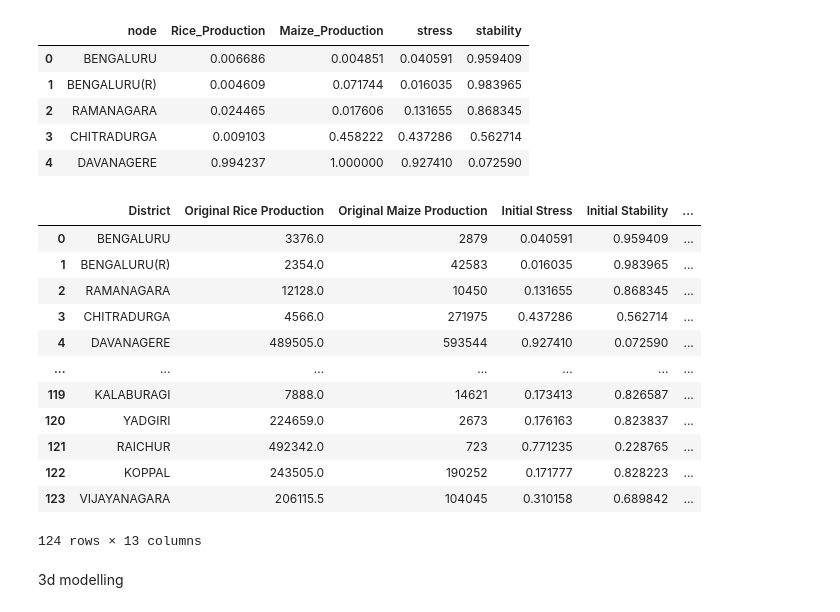
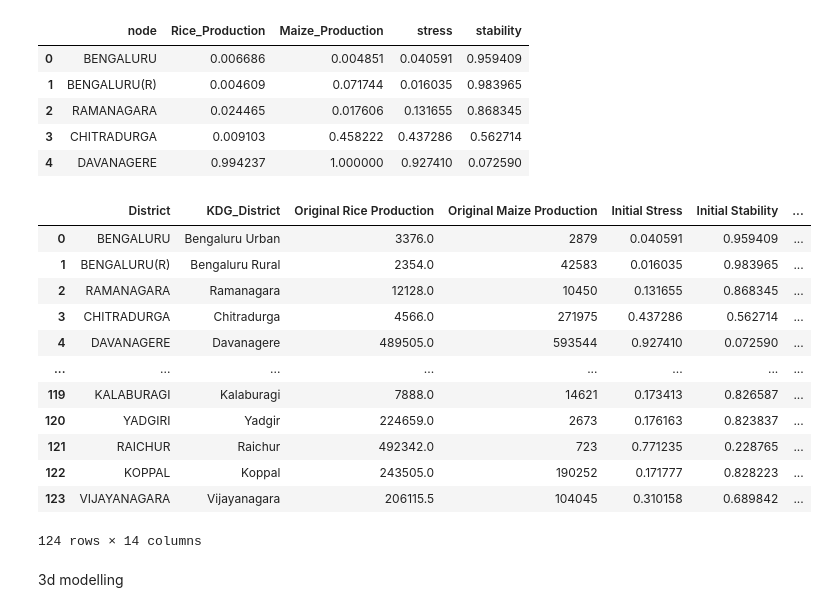
Before and after one commit to WSL-IIITB/WSL_IM_24-25, a Jupyter notebook: Predictive_1D-2D_Prescriptive.ipynb, the cells around one changed output. Cells and saved outputs as stored; diff of their text form; code cells hidden in the pictures.

```diff
--- a/Predictive_1D-2D_Prescriptive.ipynb
+++ b/Predictive_1D-2D_Prescriptive.ipynb
@@ -1757,11 +2007,13 @@ for perturbation in perturbations:
         stability, stress, impact, stability_column_name, stress_column_name, impact_column_name = calculate_metrics(Working_Directory, crop, perturbation, factor)
 
         District = Working_Directory['District']
+        KDG_District = Working_Directory['KDG_District']
         Orig = Working_Directory[f'{crop}_Production']
 
         # Create a DataFrame with the results
         temp_df = pd.DataFrame({
             'District' : District,
+            'KDG_District' : KDG_District,
             'Original Rice Production Value' : Orig,
             'Perturbation': perturbation,
             'Factor': mapped_factor,
@@ -1824,10 +2076,12 @@ for perturbation in perturbations:
         stability, stress, impact, stability_column_name, stress_column_name, impact_column_name = calculate_metrics(Working_Directory, crop, perturbation, factor)
 
         District = Working_Directory['District']
+        KDG_District = Working_Directory['KDG_District']
         Orig = Working_Directory[f'{crop}_Production']
 
         temp_df = pd.DataFrame({
             'District' : District,
+            'KDG_District' : KDG_District,
             'Original Maize Production Value' : Orig,
             'Perturbation': perturbation,
             'Factor': mapped_factor,
@@ -2127,8 +2381,9 @@ fig.update_layout(
 
 fig.show()
 # %%
-filtered_df = result_df[result_df['SI_Score'] > 20]
-filtered_df = filtered_df[['node','stability','Mean_Impact','Dissonance']]
+# filtered_df = result_df[result_df['SI_Score'] > 20]
+# filtered_df = result_df['SI_Score']
+filtered_df = result_df[['node','stability','Mean_Impact','Dissonance']]
 filtered_df
 # %% [output]
 |  | node | stability | Mean_Impact | Dissonance |
@@ -2168,12 +2431,14 @@ fig.add_trace(go.Bar(
     orientation='h'
 ))
 
-# Update layout
+# Update layout with increased plot size
 fig.update_layout(
     title='Stability, Mean Impact, and Dissonance per District',
     barmode='group',  # Group bars together
     xaxis_title='Values',
-    yaxis_title='District'
+    yaxis_title='District',
+    width=1200,  # Increase width
+    height=1200   # Increase height
 )
 
 # Show the plot
@@ -2380,46 +2664,47 @@ for perturbation in perturbations:
         # Call the function to calculate and visualize 2D
         calculate_and_visualize(perturbation, crop1, Working_Directory, factor, False)
         calculate_and_visualize(perturbation, crop2, Working_Directory, factor, False)
         Calculate_and_visualize_2D(Working_Directory, adj_matrix_np, crop1, crop2, perturbation, factor, False)
 
         # Collect all the new columns in a dictionary
         new_columns = {
             'District': Working_Directory['District'],
+            'KDG_District' : Working_Directory['KDG_District'],
             'Original Rice Production': Working_Directory[f'{crop1}_Production'],
             'Original Maize Production': Working_Directory[f'{crop2}_Production'],
             'Initial Stress': init_df['stress'],
             'Initial Stability': init_df['stability'],
             'New Rice Production': Working_Directory[f'{crop1[0].upper()} - {factor} {perturbation}'],
             'New Maize Production': Working_Directory[f'{crop2[0].upper()} - {factor} {perturbation}'],
             'Rice Impact': Working_Directory[f'Impact_{crop1[0].upper()}_{factor}_{perturbation}'],
             'Maize Impact': Working_Directory[f'Impact_{crop2[0].upper()}_{factor}_{perturbation}'],
             'Stability': Working_Directory[f'Stability_{crop1[0].upper()}_{crop2[0].upper()}_{factor}_{perturbation}'],
             'Stress': Working_Directory[f'Stress_{crop1[0].upper()}_{crop2[0].upper()}_{factor}_{perturbation}'],
             'Perturbation': perturbation,
             'Factor': mapped_factor,
         }
 
         # Convert the dictionary to a DataFrame and append it to the final DataFrame
         temp_df = pd.DataFrame(new_columns)
         R_M_2D_Diff_Impact = pd.concat([R_M_2D_Diff_Impact, temp_df], ignore_index=True)
 
 # Display or save the final DataFrame
 R_M_2D_Diff_Impact.to_csv('2D\R_M_2D_Diff_Impact.csv', index=False)
 R_M_2D_Diff_Impact
 # %% [output]
-|  | District | Original Rice Production | Original Maize Production | Initial Stress | Initial Stability | ... |
-| 0 | BENGALURU | 3376.0 | 2879 | 0.040591 | 0.959409 | ... |
-| 1 | BENGALURU(R) | 2354.0 | 42583 | 0.016035 | 0.983965 | ... |
-| 2 | RAMANAGARA | 12128.0 | 10450 | 0.131655 | 0.868345 | ... |
-| 3 | CHITRADURGA | 4566.0 | 271975 | 0.437286 | 0.562714 | ... |
-| 4 | DAVANAGERE | 489505.0 | 593544 | 0.927410 | 0.072590 | ... |
-| ... | ... | ... | ... | ... | ... | ... |
-| 119 | KALABURAGI | 7888.0 | 14621 | 0.173413 | 0.826587 | ... |
-| 120 | YADGIRI | 224659.0 | 2673 | 0.176163 | 0.823837 | ... |
-| 121 | RAICHUR | 492342.0 | 723 | 0.771235 | 0.228765 | ... |
-| 122 | KOPPAL | 243505.0 | 190252 | 0.171777 | 0.828223 | ... |
-| 123 | VIJAYANAGARA | 206115.5 | 104045 | 0.310158 | 0.689842 | ... |
+|  | District | KDG_District | Original Rice Production | Original Maize Production | Initial Stress | Initial Stability | ... |
+| 0 | BENGALURU | Bengaluru Urban | 3376.0 | 2879 | 0.040591 | 0.959409 | ... |
+| 1 | BENGALURU(R) | Bengaluru Rural | 2354.0 | 42583 | 0.016035 | 0.983965 | ... |
+| 2 | RAMANAGARA | Ramanagara | 12128.0 | 10450 | 0.131655 | 0.868345 | ... |
+| 3 | CHITRADURGA | Chitradurga | 4566.0 | 271975 | 0.437286 | 0.562714 | ... |
+| 4 | DAVANAGERE | Davanagere | 489505.0 | 593544 | 0.927410 | 0.072590 | ... |
+| ... | ... | ... | ... | ... | ... | ... | ... |
+| 119 | KALABURAGI | Kalaburagi | 7888.0 | 14621 | 0.173413 | 0.826587 | ... |
+| 120 | YADGIRI | Yadgir | 224659.0 | 2673 | 0.176163 | 0.823837 | ... |
+| 121 | RAICHUR | Raichur | 492342.0 | 723 | 0.771235 | 0.228765 | ... |
+| 122 | KOPPAL | Koppal | 243505.0 | 190252 | 0.171777 | 0.828223 | ... |
+| 123 | VIJAYANAGARA | Vijayanagara | 206115.5 | 104045 | 0.310158 | 0.689842 | ... |
-124 rows × 13 columns
+124 rows × 14 columns
 # %% [markdown]
 3d modelling
 # %%
```
Also changed, not shown: parts of 33 cells of this notebook, 13 other files.
